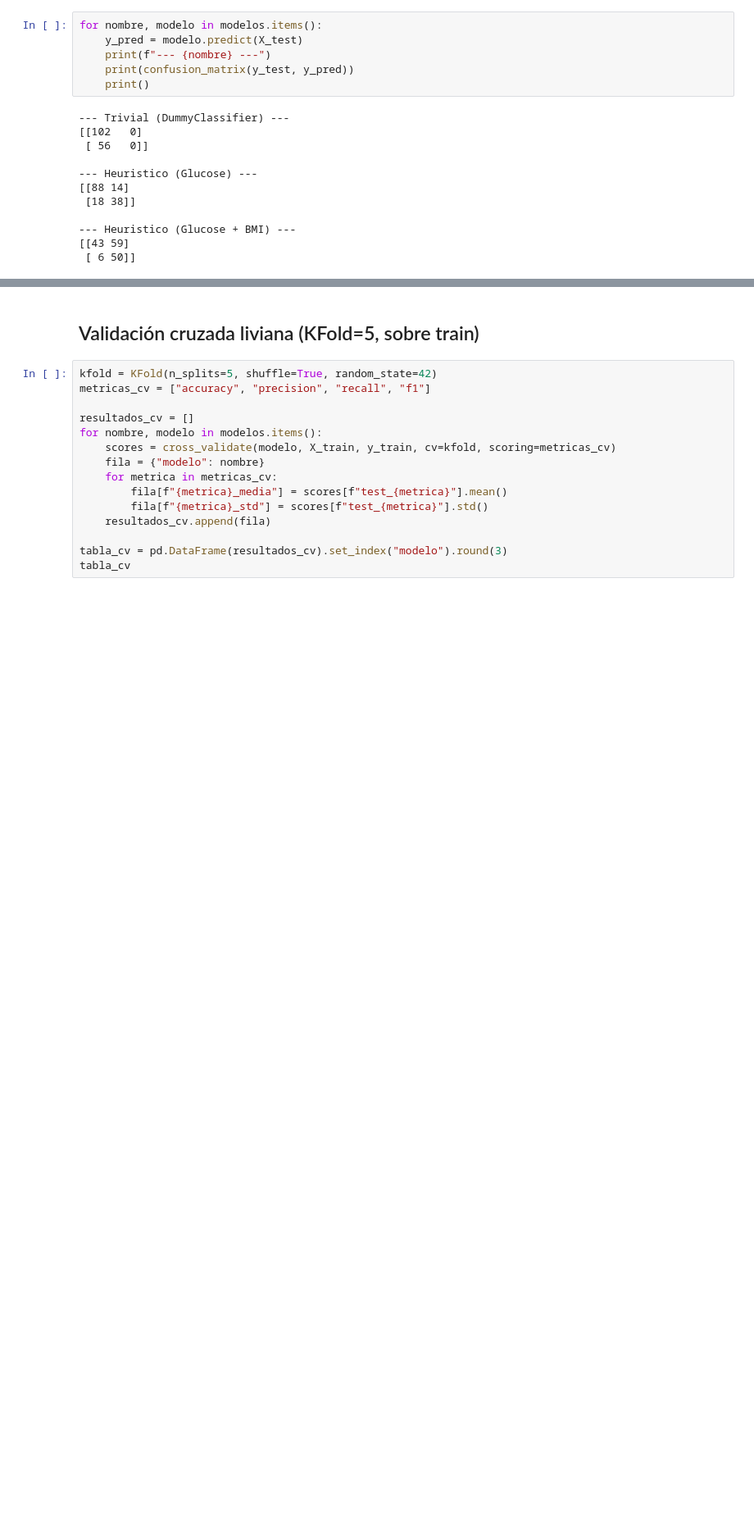
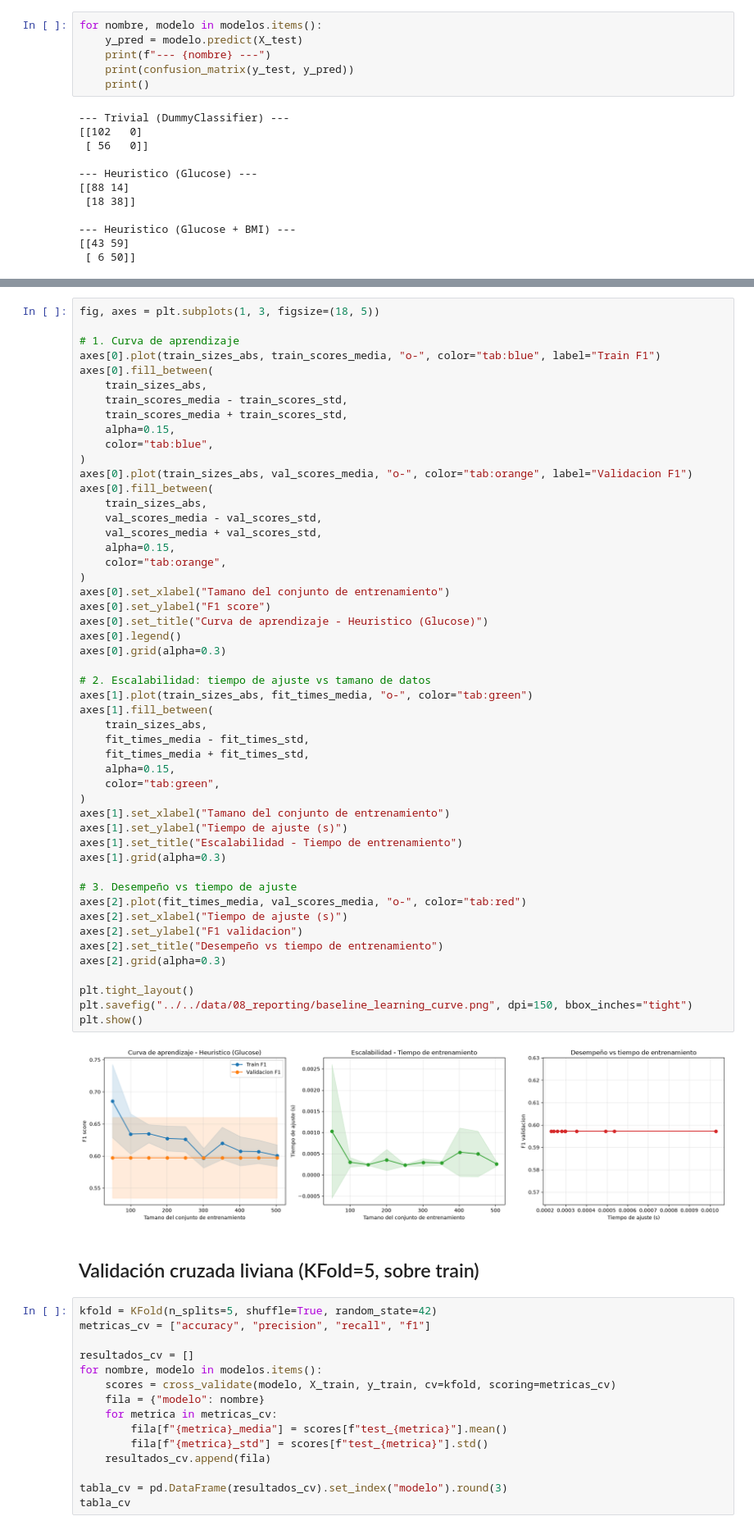
Before and after one commit to camila0210/Diabetes, a Jupyter notebook: notebooks/5-models/05.Model-baseline-mcaa-2026-08-19.ipynb, the cells around one changed output, grey strips where cells are left out. Shown at 82% size. Drawn from its saved outputs; the diff is of its cells as text; blank space fills up the shorter version.

Commit message:
fix: agregar learning curve y analisis de escalabilidad al baseline (issue #15)

```diff
--- a/notebooks/5-models/05.Model-baseline-mcaa-2026-08-19.ipynb
+++ b/notebooks/5-models/05.Model-baseline-mcaa-2026-08-19.ipynb
@@ -142,3 +188,55 @@ for nombre, modelo in modelos.items():
+# %%
+fig, axes = plt.subplots(1, 3, figsize=(18, 5))
+
+# 1. Curva de aprendizaje
+axes[0].plot(train_sizes_abs, train_scores_media, "o-", color="tab:blue", label="Train F1")
+axes[0].fill_between(
+    train_sizes_abs,
+    train_scores_media - train_scores_std,
+    train_scores_media + train_scores_std,
+    alpha=0.15,
+    color="tab:blue",
+)
+axes[0].plot(train_sizes_abs, val_scores_media, "o-", color="tab:orange", label="Validacion F1")
+axes[0].fill_between(
+    train_sizes_abs,
+    val_scores_media - val_scores_std,
+    val_scores_media + val_scores_std,
+    alpha=0.15,
+    color="tab:orange",
+)
+axes[0].set_xlabel("Tamano del conjunto de entrenamiento")
+axes[0].set_ylabel("F1 score")
+axes[0].set_title("Curva de aprendizaje - Heuristico (Glucose)")
+axes[0].legend()
+axes[0].grid(alpha=0.3)
+
+# 2. Escalabilidad: tiempo de ajuste vs tamano de datos
+axes[1].plot(train_sizes_abs, fit_times_media, "o-", color="tab:green")
+axes[1].fill_between(
+    train_sizes_abs,
+    fit_times_media - fit_times_std,
+    fit_times_media + fit_times_std,
+    alpha=0.15,
+    color="tab:green",
+)
+axes[1].set_xlabel("Tamano del conjunto de entrenamiento")
+axes[1].set_ylabel("Tiempo de ajuste (s)")
+axes[1].set_title("Escalabilidad - Tiempo de entrenamiento")
+axes[1].grid(alpha=0.3)
+
+# 3. Desempeño vs tiempo de ajuste
+axes[2].plot(fit_times_media, val_scores_media, "o-", color="tab:red")
+axes[2].set_xlabel("Tiempo de ajuste (s)")
+axes[2].set_ylabel("F1 validacion")
+axes[2].set_title("Desempeño vs tiempo de entrenamiento")
+axes[2].grid(alpha=0.3)
+
+plt.tight_layout()
+plt.savefig("../../data/08_reporting/baseline_learning_curve.png", dpi=150, bbox_inches="tight")
+plt.show()
+# %% [output]
+[figure, added]
 # %% [markdown]
 ## Validación cruzada liviana (KFold=5, sobre train)
 # %%
```
Also changed, not shown: parts of 4 cells of this notebook.
